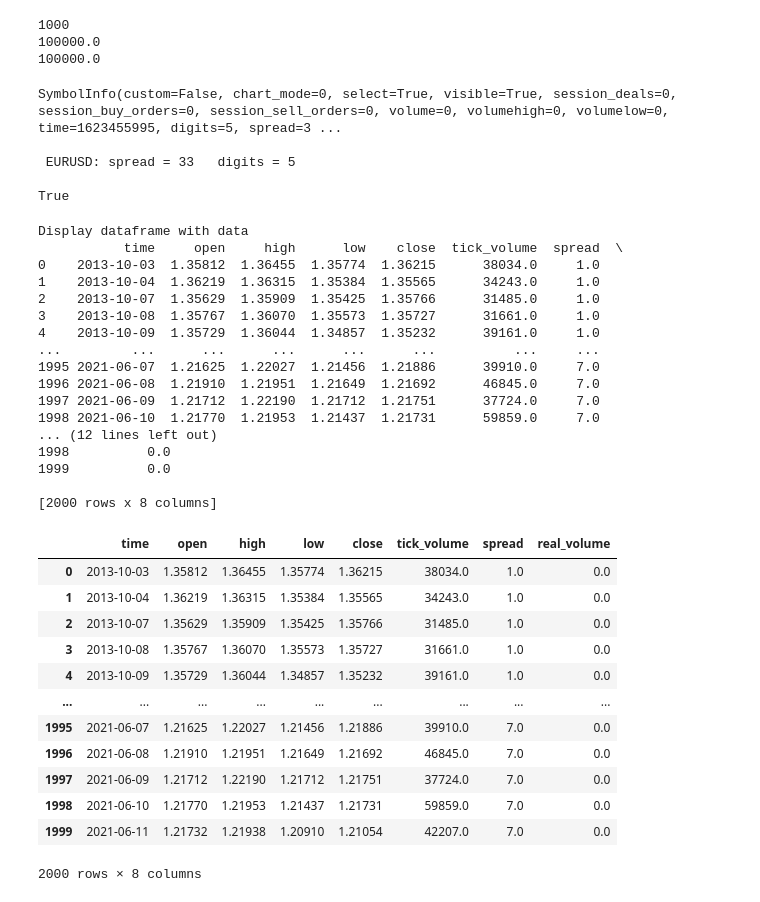
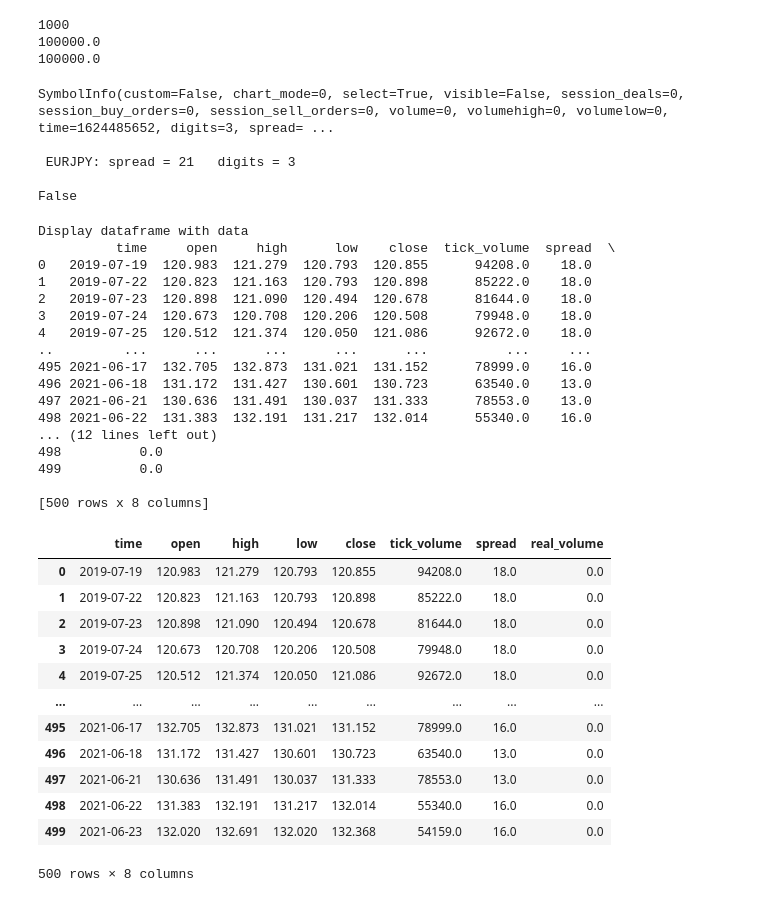
Before and after one commit to dhupee/MetaNgepet, a Jupyter notebook: MetaNgepet-Train.ipynb, the cells around one changed output. Cells and saved outputs as stored; diff of their text form; code cells hidden in the pictures.

```diff
--- a/MetaNgepet-Train.ipynb
+++ b/MetaNgepet-Train.ipynb
@@ -106,7 +98,7 @@ print(margin_free)
 100000.0
 # %%
 # extract information from pair and timeframe
-Symbol = "EURUSD"
+Symbol = "EURJPY"
 Timeframe = mt5.TIMEFRAME_D1
 symbol_info = mt5.symbol_info(Symbol)
 if symbol_info!=None:
@@ -117,62 +109,62 @@ if symbol_info!=None:
 
     print(symbol_info[3])
 # %% [output]
-SymbolInfo(custom=False, chart_mode=0, select=True, visible=True, session_deals=0, session_buy_orders=0, session_sell_orders=0, volume=0, volumehigh=0, volumelow=0, time=1623455995, digits=5, spread=3 ...
+SymbolInfo(custom=False, chart_mode=0, select=True, visible=False, session_deals=0, session_buy_orders=0, session_sell_orders=0, volume=0, volumehigh=0, volumelow=0, time=1624485652, digits=3, spread= ...
 
- EURUSD: spread = 33   digits = 5
+ EURJPY: spread = 21   digits = 3
 
-True
+False
 # %%
 # set time zone to UTC
 timezone = pytz.timezone("Etc/UTC")
 
 # getbars from the current day
-bar = 2000
+bar = 500
 rates = mt5.copy_rates_from_pos(Symbol, Timeframe, 0, bar)
 
 # create DataFrame out of the obtained data
 rates_frame = pd.DataFrame(rates, dtype=np.dtype("float"))
 # convert time in seconds into the datetime format
 rates_frame['time']=pd.to_datetime(rates_frame['time'], unit='s')
 
 # display data
 print("\nDisplay dataframe with data")
 print(rates_frame)
 
 # turn rates frame into csv file
 rates_frame.to_csv('./Datasets/{}.csv'.format(Symbol), index=False)
 pd.read_csv('./Datasets/{}.csv'.format(Symbol))
 # %% [output]
 Display dataframe with data
-           time     open     high      low    close  tick_volume  spread  \
-0    2013-10-03  1.35812  1.36455  1.35774  1.36215      38034.0     1.0
-1    2013-10-04  1.36219  1.36315  1.35384  1.35565      34243.0     1.0
-2    2013-10-07  1.35629  1.35909  1.35425  1.35766      31485.0     1.0
-3    2013-10-08  1.35767  1.36070  1.35573  1.35727      31661.0     1.0
-4    2013-10-09  1.35729  1.36044  1.34857  1.35232      39161.0     1.0
-...         ...      ...      ...      ...      ...          ...     ...
-1995 2021-06-07  1.21625  1.22027  1.21456  1.21886      39910.0     7.0
-1996 2021-06-08  1.21910  1.21951  1.21649  1.21692      46845.0     7.0
-1997 2021-06-09  1.21712  1.22190  1.21712  1.21751      37724.0     7.0
-1998 2021-06-10  1.21770  1.21953  1.21437  1.21731      59859.0     7.0
+          time     open     high      low    close  tick_volume  spread  \
+0   2019-07-19  120.983  121.279  120.793  120.855      94208.0    18.0
+1   2019-07-22  120.823  121.163  120.793  120.898      85222.0    18.0
+2   2019-07-23  120.898  121.090  120.494  120.678      81644.0    18.0
+3   2019-07-24  120.673  120.708  120.206  120.508      79948.0    18.0
+4   2019-07-25  120.512  121.374  120.050  121.086      92672.0    18.0
+..         ...      ...      ...      ...      ...          ...     ...
+495 2021-06-17  132.705  132.873  131.021  131.152      78999.0    16.0
+496 2021-06-18  131.172  131.427  130.601  130.723      63540.0    13.0
+497 2021-06-21  130.636  131.491  130.037  131.333      78553.0    13.0
+498 2021-06-22  131.383  132.191  131.217  132.014      55340.0    16.0
 ... (12 lines left out)
-1998          0.0
-1999          0.0
+498          0.0
+499          0.0
 
-[2000 rows x 8 columns]
+[500 rows x 8 columns]
 |  | time | open | high | low | close | tick_volume | spread | real_volume |
-| 0 | 2013-10-03 | 1.35812 | 1.36455 | 1.35774 | 1.36215 | 38034.0 | 1.0 | 0.0 |
-| 1 | 2013-10-04 | 1.36219 | 1.36315 | 1.35384 | 1.35565 | 34243.0 | 1.0 | 0.0 |
-| 2 | 2013-10-07 | 1.35629 | 1.35909 | 1.35425 | 1.35766 | 31485.0 | 1.0 | 0.0 |
-| 3 | 2013-10-08 | 1.35767 | 1.36070 | 1.35573 | 1.35727 | 31661.0 | 1.0 | 0.0 |
-| 4 | 2013-10-09 | 1.35729 | 1.36044 | 1.34857 | 1.35232 | 39161.0 | 1.0 | 0.0 |
+| 0 | 2019-07-19 | 120.983 | 121.279 | 120.793 | 120.855 | 94208.0 | 18.0 | 0.0 |
+| 1 | 2019-07-22 | 120.823 | 121.163 | 120.793 | 120.898 | 85222.0 | 18.0 | 0.0 |
+| 2 | 2019-07-23 | 120.898 | 121.090 | 120.494 | 120.678 | 81644.0 | 18.0 | 0.0 |
+| 3 | 2019-07-24 | 120.673 | 120.708 | 120.206 | 120.508 | 79948.0 | 18.0 | 0.0 |
+| 4 | 2019-07-25 | 120.512 | 121.374 | 120.050 | 121.086 | 92672.0 | 18.0 | 0.0 |
 | ... | ... | ... | ... | ... | ... | ... | ... | ... |
-| 1995 | 2021-06-07 | 1.21625 | 1.22027 | 1.21456 | 1.21886 | 39910.0 | 7.0 | 0.0 |
-| 1996 | 2021-06-08 | 1.21910 | 1.21951 | 1.21649 | 1.21692 | 46845.0 | 7.0 | 0.0 |
-| 1997 | 2021-06-09 | 1.21712 | 1.22190 | 1.21712 | 1.21751 | 37724.0 | 7.0 | 0.0 |
-| 1998 | 2021-06-10 | 1.21770 | 1.21953 | 1.21437 | 1.21731 | 59859.0 | 7.0 | 0.0 |
-| 1999 | 2021-06-11 | 1.21732 | 1.21938 | 1.20910 | 1.21054 | 42207.0 | 7.0 | 0.0 |
+| 495 | 2021-06-17 | 132.705 | 132.873 | 131.021 | 131.152 | 78999.0 | 16.0 | 0.0 |
+| 496 | 2021-06-18 | 131.172 | 131.427 | 130.601 | 130.723 | 63540.0 | 13.0 | 0.0 |
+| 497 | 2021-06-21 | 130.636 | 131.491 | 130.037 | 131.333 | 78553.0 | 13.0 | 0.0 |
+| 498 | 2021-06-22 | 131.383 | 132.191 | 131.217 | 132.014 | 55340.0 | 16.0 | 0.0 |
+| 499 | 2021-06-23 | 132.020 | 132.691 | 132.020 | 132.368 | 54159.0 | 16.0 | 0.0 |
-2000 rows × 8 columns
+500 rows × 8 columns
 # %%
 # read csv from datasets folder
 df = pd.read_csv('./Datasets/{}.csv'.format(Symbol))
```
Also changed, not shown: parts of 8 cells of this notebook, 9 other files.
